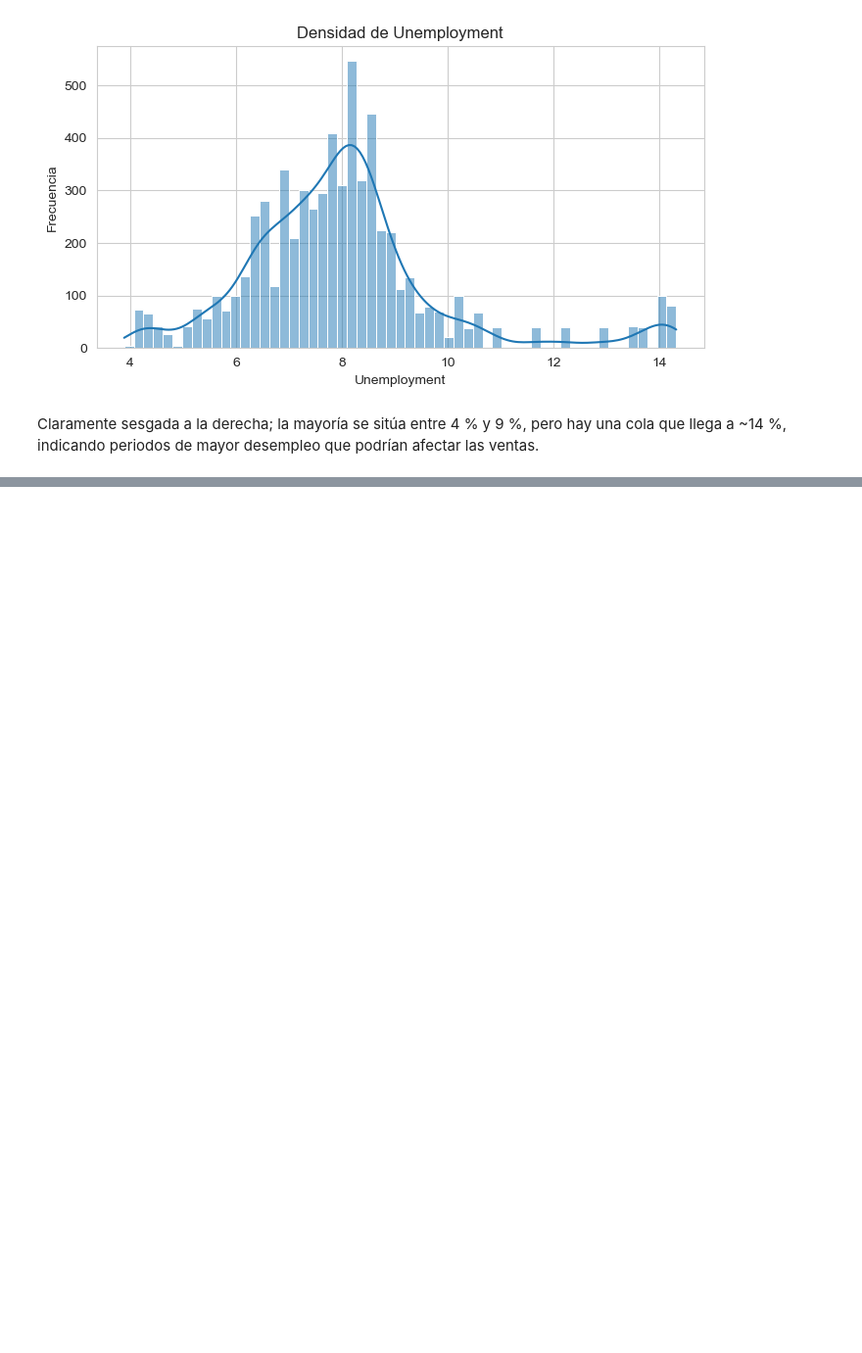
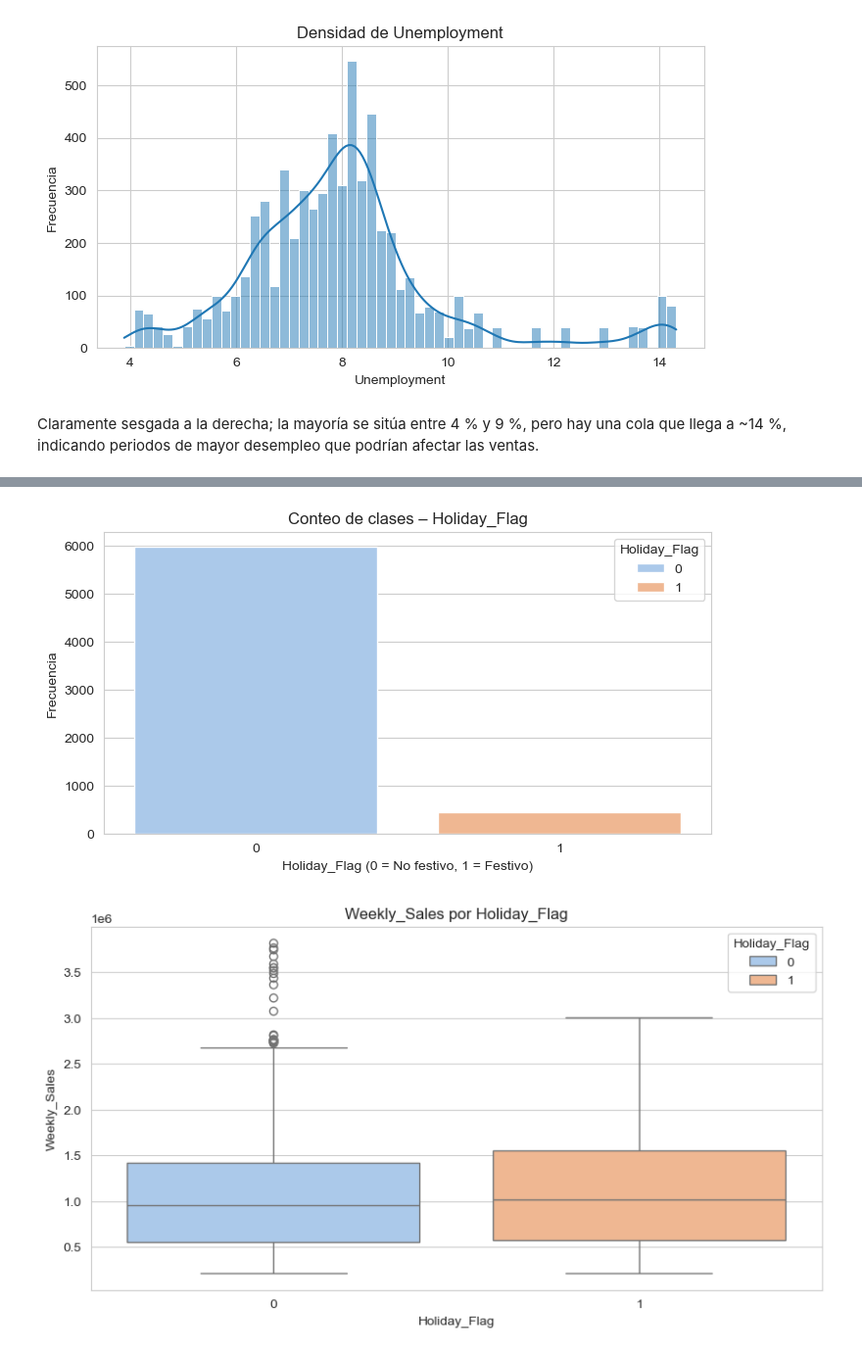
Before and after one commit to midwayjona/Econometria-2, a Jupyter notebook: project/proyecto_final.ipynb, the cells around one changed output, grey strips where cells are left out. Shown at 98% size. Saved outputs shown, nothing was run; the diff lists cells and outputs as text; code cells hidden in the pictures; blank space fills up the shorter version.

```diff
--- a/project/proyecto_final.ipynb
+++ b/project/proyecto_final.ipynb
@@ -136,0 +146,20 @@ Claramente sesgada a la derecha; la mayoría se sitúa entre 4 % y 9 %, pero hay
+# %%
+# ------------------------------
+# Variable 1: Holiday_Flag
+# ------------------------------
+plt.figure()
+sns.countplot(x="Holiday_Flag", hue="Holiday_Flag", data=df, palette="pastel")
+plt.title("Conteo de clases – Holiday_Flag")
+plt.xlabel("Holiday_Flag (0 = No festivo, 1 = Festivo)")
+plt.ylabel("Frecuencia")
+plt.show()
+
+plt.figure(figsize=(10,5))
+sns.boxplot(x="Holiday_Flag", hue="Holiday_Flag", y="Weekly_Sales", data=df, palette="pastel")
+plt.title("Weekly_Sales por Holiday_Flag")
+plt.xlabel("Holiday_Flag")
+plt.ylabel("Weekly_Sales")
+plt.show()
+# %% [output]
+[figure, added]
+[figure, added]
```
Also changed, not shown: parts of 6 cells of this notebook.
